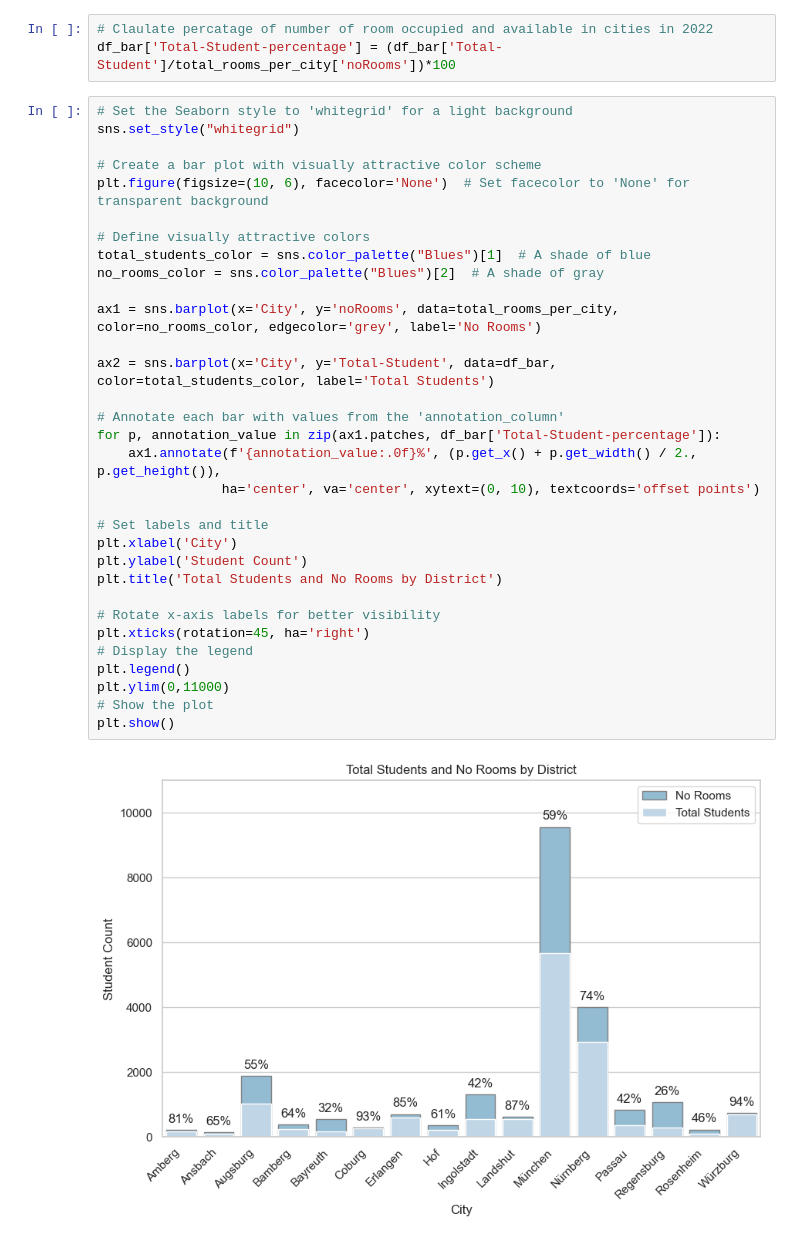
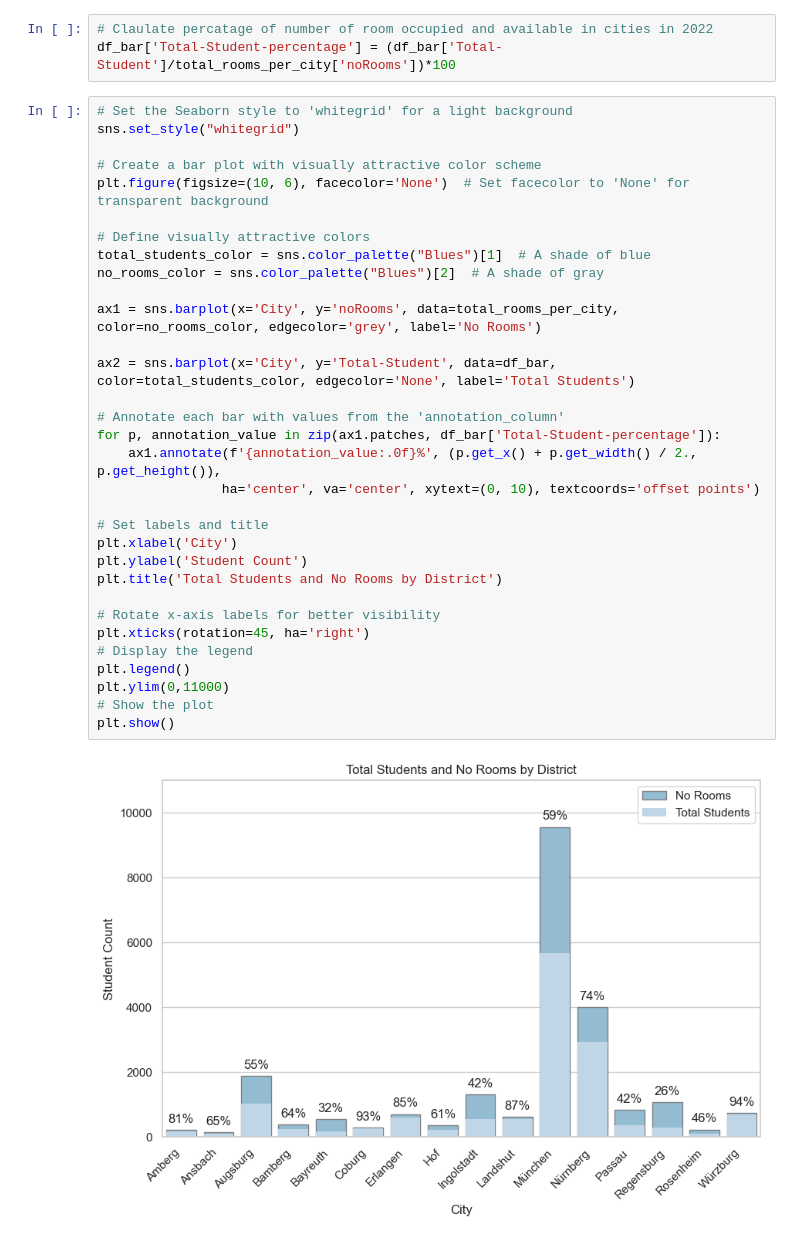
Before and after one commit to jvalue/made-template, a Jupyter notebook: project/report.ipynb, the cells around one changed output. Drawn from its saved outputs; the diff is of its cells as text.

```diff
--- a/project/report.ipynb
+++ b/project/report.ipynb
@@ -183,32 +185,32 @@ df_bar['Total-Student-percentage'] = (df_bar['Total-Student']/total_rooms_per_ci
 sns.set_style("whitegrid")
 
 # Create a bar plot with visually attractive color scheme
 plt.figure(figsize=(10, 6), facecolor='None')  # Set facecolor to 'None' for transparent background
 
 # Define visually attractive colors
 total_students_color = sns.color_palette("Blues")[1]  # A shade of blue
 no_rooms_color = sns.color_palette("Blues")[2]  # A shade of gray
 
 ax1 = sns.barplot(x='City', y='noRooms', data=total_rooms_per_city, color=no_rooms_color, edgecolor='grey', label='No Rooms')
 
-ax2 = sns.barplot(x='City', y='Total-Student', data=df_bar, color=total_students_color, label='Total Students')
+ax2 = sns.barplot(x='City', y='Total-Student', data=df_bar, color=total_students_color, edgecolor='None', label='Total Students')
 
 # Annotate each bar with values from the 'annotation_column'
 for p, annotation_value in zip(ax1.patches, df_bar['Total-Student-percentage']):
     ax1.annotate(f'{annotation_value:.0f}%', (p.get_x() + p.get_width() / 2., p.get_height()),
                 ha='center', va='center', xytext=(0, 10), textcoords='offset points')
 
 # Set labels and title
 plt.xlabel('City')
 plt.ylabel('Student Count')
 plt.title('Total Students and No Rooms by District')
 
 # Rotate x-axis labels for better visibility
 plt.xticks(rotation=45, ha='right')
 # Display the legend
 plt.legend()
 plt.ylim(0,11000)
 # Show the plot
 plt.show()
 # %% [output]
-[figure, old version]
+[figure, new version]
```
Also changed, not shown: parts of 3 cells of this notebook, 2 other files.
